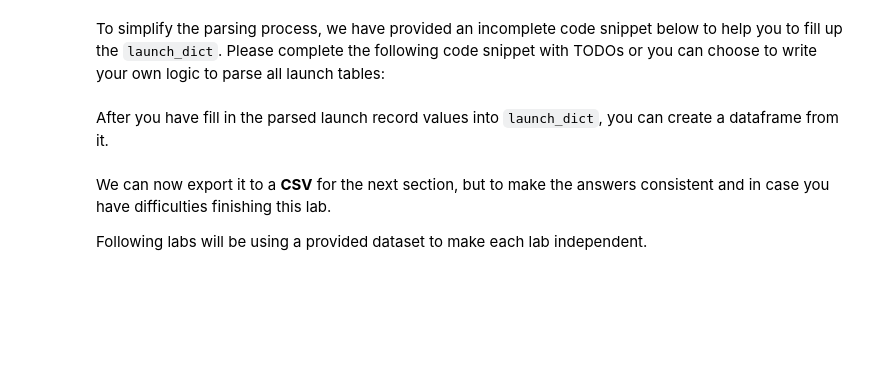
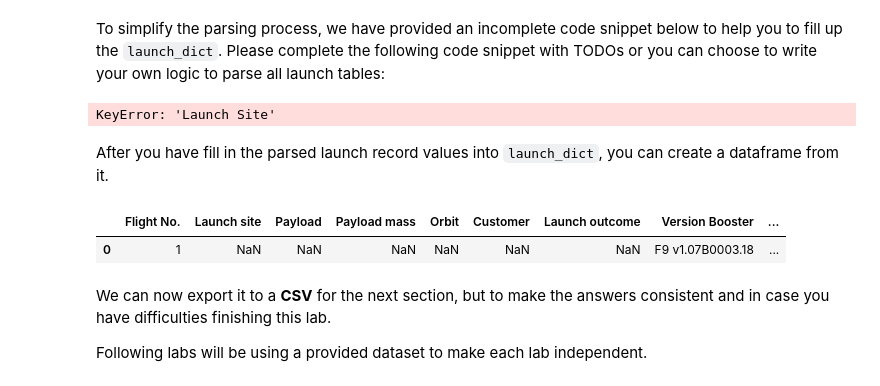
Before and after one commit to CxLos/IBM-Practice-Labs, a Jupyter notebook: Capstone Project 2/module 1 - Intro/labs/jupyter-labs-webscraping.ipynb, the cells around one changed output. Saved outputs shown, nothing was run; the diff lists cells and outputs as text; code cells hidden in the pictures; blank space fills up the shorter version.

```diff
--- a/Capstone Project 2/module 1 - Intro/labs/jupyter-labs-webscraping.ipynb
+++ b/Capstone Project 2/module 1 - Intro/labs/jupyter-labs-webscraping.ipynb
@@ -115,10 +123,12 @@ First, let's perform an HTTP GET method to request the Falcon9 Launch HTML page,
 # %%
 # use requests.get() method with the provided static_url
 # assign the response to a object
+response = requests.get(static_url)
 # %% [markdown]
 Create a `BeautifulSoup` object from the HTML `response`
 # %%
 # Use BeautifulSoup() to create a BeautifulSoup object from a response text content
+soup = BeautifulSoup(response.content, "html.parser")
 # %% [markdown]
 Print the page title to verify if the `BeautifulSoup` object was created properly
 # %%
@@ -132,6 +145,7 @@ Let's try to find all tables on the wiki page first. If you need to refresh your
 # %%
 # Use the find_all function in the BeautifulSoup object, with element type `table`
 # Assign the result to a list called `html_tables`
+html_tables = soup.find_all("table")
 # %% [markdown]
 Starting from the third table is our target table contains the actual launch records.
 # %%
@@ -172,6 +204,11 @@ column_names = []
 # Apply find_all() function with `th` element on first_launch_table
 # Iterate each th element and apply the provided extract_column_from_header() to get a column name
 # Append the Non-empty column name (`if name is not None and len(name) > 0`) into a list called column_names
+
+for header in first_launch_table.find_all('th'):
+    name = extract_column_from_header(header)
+    if name is not None and len(name) > 0:
+        column_names.append(name)
 # %% [markdown]
 Check the extracted column names
 # %%
@@ -207,82 +246,79 @@ Usually, HTML tables in Wiki pages are likely to contain unexpected annotations
 To simplify the parsing process, we have provided an incomplete code snippet below to help you to fill up the `launch_dict`. Please complete the following code snippet with TODOs or you can choose to write your own logic to parse all launch tables:
 # %%
 extracted_row = 0
+
 #Extract each table
-for table_number,table in enumerate(soup.find_all('table',"wikitable plainrowheaders collapsible")):
-   # get table row
+for table_number, table in enumerate(soup.find_all('table', "wikitable plainrowheaders collapsible")):
+    # Get table row
     for rows in table.find_all("tr"):
-        #check to see if first table heading is as number corresponding to launch a number
+        # Check to see if first table heading is a number corresponding to launch a number
         if rows.th:
             if rows.th.string:
-                flight_number=rows.th.string.strip()
-                flag=flight_number.isdigit()
+                flight_number = rows.th.string.strip()
+                flag = flight_number.isdigit()
         else:
-            flag=False
-        #get table element
-        row=rows.find_all('td')
-        #if it is number save cells in a dictonary
+            flag = False
+        # Get table element
+        row = rows.find_all('td')
+        # If it is a number, save cells in a dictionary
         if flag:
             extracted_row += 1
             # Flight Number value
-            # TODO: Append the flight_number into launch_dict with key `Flight No.`
-            #print(flight_number)
-            datatimelist=date_time(row[0])
+            launch_dict['Flight No.'].append(flight_number)
+
+            datatimelist = date_time(row[0])
 
             # Date value
-            # TODO: Append the date into launch_dict with key `Date`
             date = datatimelist[0].strip(',')
-            #print(date)
+            launch_dict['Date'].append(date)
 
             # Time value
-            # TODO: Append the time into launch_dict with key `Time`
             time = datatimelist[1]
-            #print(time)
+            launch_dict['Time'].append(time)
 
             # Booster version
-            # TODO: Append the bv into launch_dict with key `Version Booster`
-            bv=booster_version(row[1])
-            if not(bv):
-                bv=row[1].a.string
-            print(bv)
+            bv = booster_version(row[1])
+            if not bv:
+                bv = row[1].a.string
+            launch_dict['Version Booster'].append(bv)
 
             # Launch Site
-            # TODO: Append the bv into launch_dict with key `Launch Site`
             launch_site = row[2].a.string
-            #print(launch_site)
+            launch_dict['Launch Site'].append(launch_site)
 
             # Payload
-            # TODO: Append the payload into launch_dict with key `Payload`
             payload = row[3].a.string
-            #print(payload)
+            launch_dict['Payload'].append(payload)
 
             # Payload Mass
-            # TODO: Append the payload_mass into launch_dict with key `Payload mass`
             payload_mass = get_mass(row[4])
-            #print(payload)
+            launch_dict['Payload mass'].append(payload_mass)
 
             # Orbit
-            # TODO: Append the orbit into launch_dict with key `Orbit`
             orbit = row[5].a.string
-            #print(orbit)
+            launch_dict['Orbit'].append(orbit)
 
             # Customer
-            # TODO: Append the customer into launch_dict with key `Customer`
             customer = row[6].a.string
-            #print(customer)
+            launch_dict['Customer'].append(customer)
 
             # Launch outcome
-            # TODO: Append the launch_outcome into launch_dict with key `Launch outcome`
             launch_outcome = list(row[7].strings)[0]
-            #print(launch_outcome)
+            launch_dict['Launch outcome'].append(launch_outcome)
 
             # Booster landing
-            # TODO: Append the launch_outcome into launch_dict with key `Booster landing`
             booster_landing = landing_status(row[8])
-            #print(booster_landing)
+            launch_dict['Booster landing'].append(booster_landing)
+# %% [output]
+KeyError: 'Launch Site'
 # %% [markdown]
 After you have fill in the parsed launch record values into `launch_dict`, you can create a dataframe from it.
 # %%
 df= pd.DataFrame({ key:pd.Series(value) for key, value in launch_dict.items() })
+df.head()
+# %% [output]
+|  | Flight No. | Launch site | Payload | Payload mass | Orbit | Customer | Launch outcome | Version Booster | ... |
+| 0 | 1 | NaN | NaN | NaN | NaN | NaN | NaN | F9 v1.07B0003.18 | ... |
 # %% [markdown]
 We can now export it to a <b>CSV</b> for the next section, but to make the answers consistent and in case you have difficulties finishing this lab.
 
```
Also changed, not shown: parts of 4 cells of this notebook, 2 other files.
